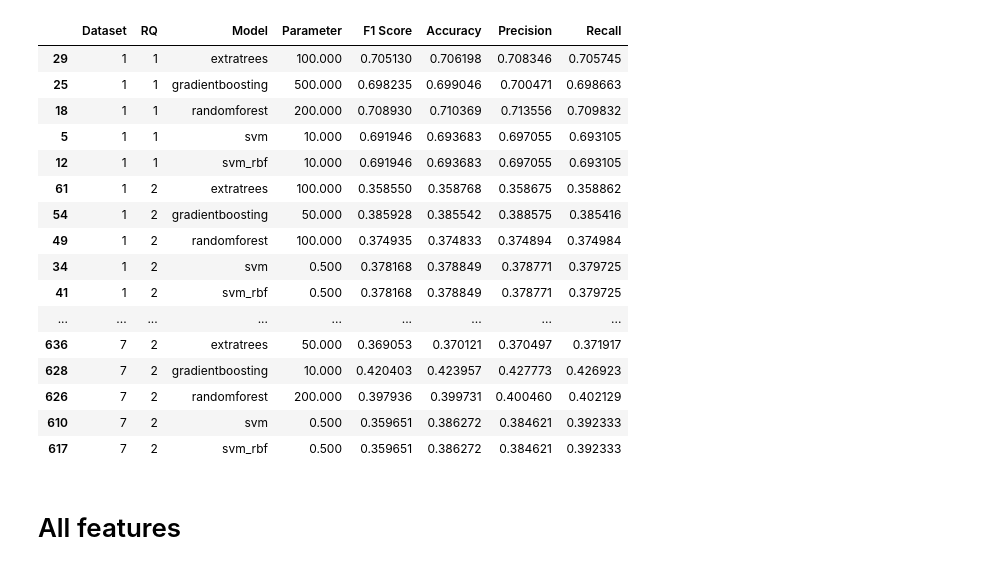
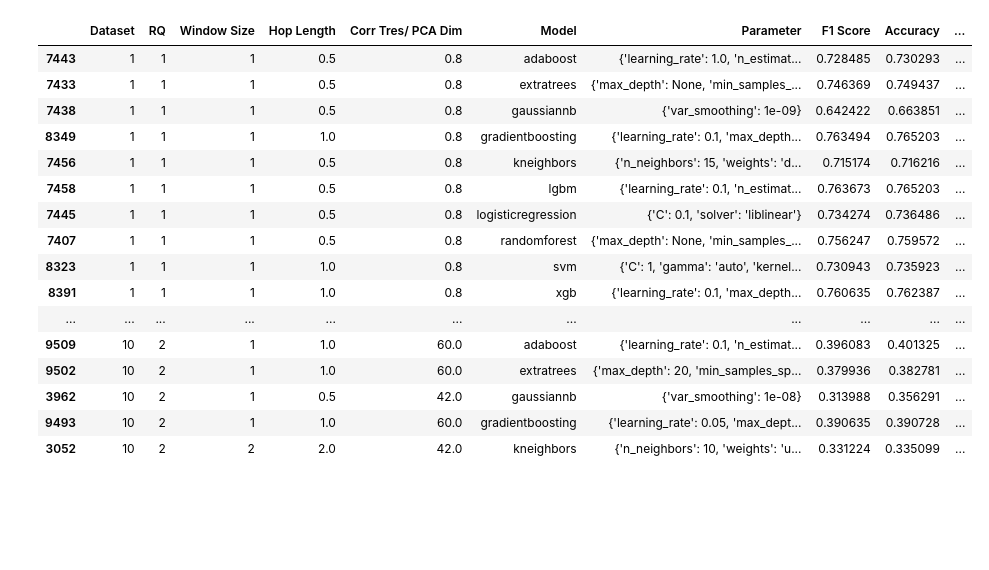
Before and after one commit to alvaro-francisco-gil/plant-reactivity-analysis, a Jupyter notebook: notebooks/check_results.ipynb, the cells around one changed output. Drawn from its saved outputs; the diff is of its cells as text; code cells hidden in the pictures; blank space fills up the shorter version.

Commit message:
add_get_dataset_good

```diff
--- a/notebooks/check_results.ipynb
+++ b/notebooks/check_results.ipynb
@@ -11,0 +4,4 @@ df = pd.read_csv(file_path)
+# %%
+file_path = r"results.csv"
+df = pd.read_csv(file_path)
+df.shape
@@ -33,23 +31,21 @@ best_accuracy_per_rq_dataset.head(30)
 # %%
 best_accuracy = df.loc[df.groupby(['Dataset', 'RQ', 'Model'])['Accuracy'].idxmax()]
-best_accuracy.head(100)
+best_accuracy.head(150)
 # %% [output]
-|  | Dataset | RQ | Model | Parameter | F1 Score | Accuracy | Precision | Recall |
-| 29 | 1 | 1 | extratrees | 100.000 | 0.705130 | 0.706198 | 0.708346 | 0.705745 |
-| 25 | 1 | 1 | gradientboosting | 500.000 | 0.698235 | 0.699046 | 0.700471 | 0.698663 |
-| 18 | 1 | 1 | randomforest | 200.000 | 0.708930 | 0.710369 | 0.713556 | 0.709832 |
-| 5 | 1 | 1 | svm | 10.000 | 0.691946 | 0.693683 | 0.697055 | 0.693105 |
-| 12 | 1 | 1 | svm_rbf | 10.000 | 0.691946 | 0.693683 | 0.697055 | 0.693105 |
-| 61 | 1 | 2 | extratrees | 100.000 | 0.358550 | 0.358768 | 0.358675 | 0.358862 |
-| 54 | 1 | 2 | gradientboosting | 50.000 | 0.385928 | 0.385542 | 0.388575 | 0.385416 |
-| 49 | 1 | 2 | randomforest | 100.000 | 0.374935 | 0.374833 | 0.374894 | 0.374984 |
-| 34 | 1 | 2 | svm | 0.500 | 0.378168 | 0.378849 | 0.378771 | 0.379725 |
-| 41 | 1 | 2 | svm_rbf | 0.500 | 0.378168 | 0.378849 | 0.378771 | 0.379725 |
-| ... | ... | ... | ... | ... | ... | ... | ... | ... |
-| 636 | 7 | 2 | extratrees | 50.000 | 0.369053 | 0.370121 | 0.370497 | 0.371917 |
-| 628 | 7 | 2 | gradientboosting | 10.000 | 0.420403 | 0.423957 | 0.427773 | 0.426923 |
-| 626 | 7 | 2 | randomforest | 200.000 | 0.397936 | 0.399731 | 0.400460 | 0.402129 |
-| 610 | 7 | 2 | svm | 0.500 | 0.359651 | 0.386272 | 0.384621 | 0.392333 |
-| 617 | 7 | 2 | svm_rbf | 0.500 | 0.359651 | 0.386272 | 0.384621 | 0.392333 |
+|  | Dataset | RQ | Window Size | Hop Length | Corr Tres/ PCA Dim | Model | Parameter | F1 Score | Accuracy | ... |
+| 7443 | 1 | 1 | 1 | 0.5 | 0.8 | adaboost | {'learning_rate': 1.0, 'n_estimat... | 0.728485 | 0.730293 | ... |
+| 7433 | 1 | 1 | 1 | 0.5 | 0.8 | extratrees | {'max_depth': None, 'min_samples_... | 0.746369 | 0.749437 | ... |
+| 7438 | 1 | 1 | 1 | 0.5 | 0.8 | gaussiannb | {'var_smoothing': 1e-09} | 0.642422 | 0.663851 | ... |
+| 8349 | 1 | 1 | 1 | 1.0 | 0.8 | gradientboosting | {'learning_rate': 0.1, 'max_depth... | 0.763494 | 0.765203 | ... |
+| 7456 | 1 | 1 | 1 | 0.5 | 0.8 | kneighbors | {'n_neighbors': 15, 'weights': 'd... | 0.715174 | 0.716216 | ... |
+| 7458 | 1 | 1 | 1 | 0.5 | 0.8 | lgbm | {'learning_rate': 0.1, 'n_estimat... | 0.763673 | 0.765203 | ... |
+| 7445 | 1 | 1 | 1 | 0.5 | 0.8 | logisticregression | {'C': 0.1, 'solver': 'liblinear'} | 0.734274 | 0.736486 | ... |
+| 7407 | 1 | 1 | 1 | 0.5 | 0.8 | randomforest | {'max_depth': None, 'min_samples_... | 0.756247 | 0.759572 | ... |
+| 8323 | 1 | 1 | 1 | 1.0 | 0.8 | svm | {'C': 1, 'gamma': 'auto', 'kernel... | 0.730943 | 0.735923 | ... |
+| 8391 | 1 | 1 | 1 | 1.0 | 0.8 | xgb | {'learning_rate': 0.1, 'max_depth... | 0.760635 | 0.762387 | ... |
+| ... | ... | ... | ... | ... | ... | ... | ... | ... | ... | ... |
+| 9509 | 10 | 2 | 1 | 1.0 | 60.0 | adaboost | {'learning_rate': 0.1, 'n_estimat... | 0.396083 | 0.401325 | ... |
+| 9502 | 10 | 2 | 1 | 1.0 | 60.0 | extratrees | {'max_depth': 20, 'min_samples_sp... | 0.379936 | 0.382781 | ... |
+| 3962 | 10 | 2 | 1 | 0.5 | 42.0 | gaussiannb | {'var_smoothing': 1e-08} | 0.313988 | 0.356291 | ... |
+| 9493 | 10 | 2 | 1 | 1.0 | 60.0 | gradientboosting | {'learning_rate': 0.05, 'max_dept... | 0.390635 | 0.390728 | ... |
+| 3052 | 10 | 2 | 2 | 2.0 | 42.0 | kneighbors | {'n_neighbors': 10, 'weights': 'u... | 0.331224 | 0.335099 | ... |
-# %% [markdown]
-# All features
```
Also changed, not shown: parts of 8 cells of this notebook, 40 other files.
